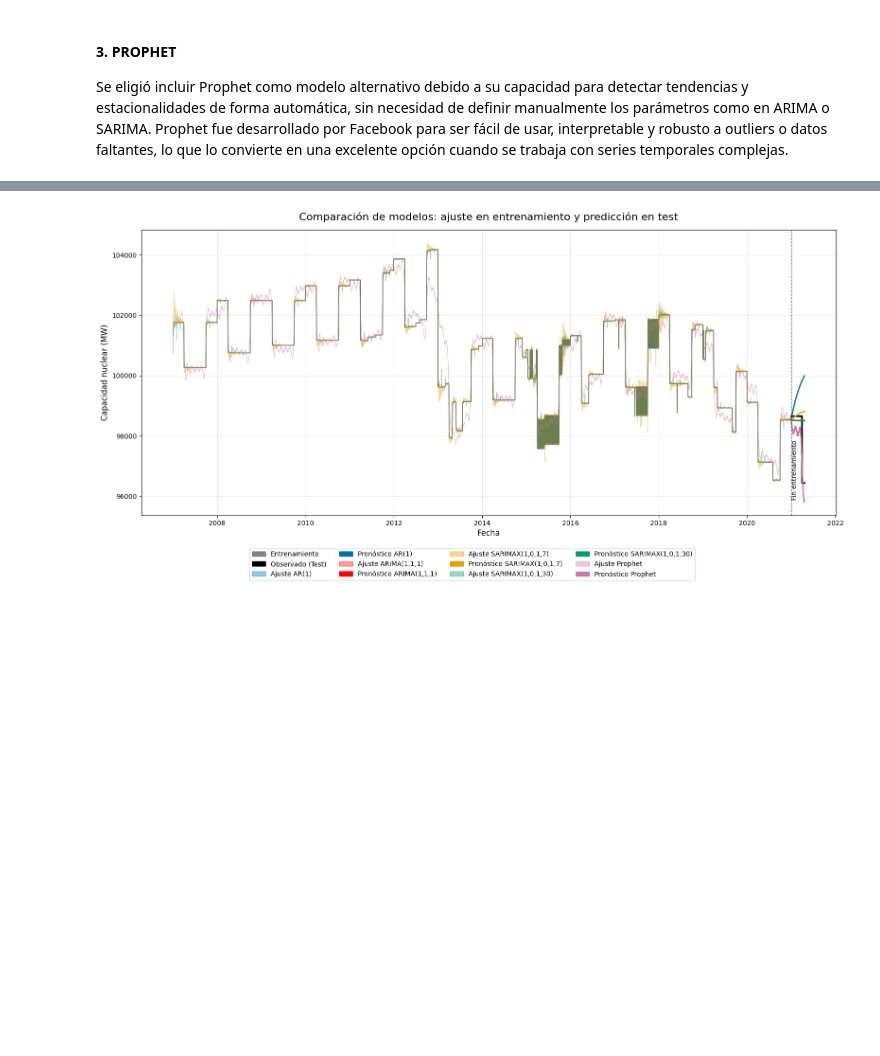
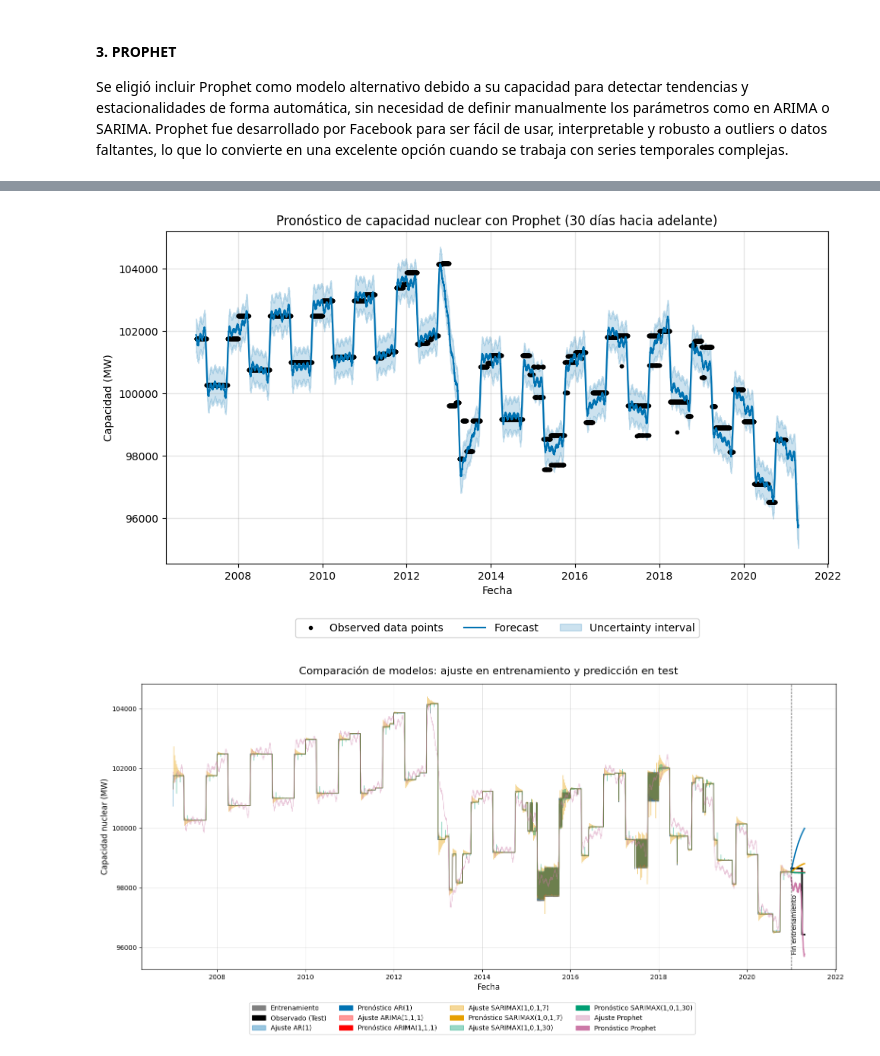
Before and after one commit to jorgeceferinovaldez/tpfinal_ast, a Jupyter notebook: tp_final_capacidad_nuclear.ipynb, the cells around one changed output, grey strips where cells are left out. Cells and saved outputs as stored; diff of their text form; code cells hidden in the pictures; blank space fills up the shorter version.

Commit message:
fix: correct split for prophet model

```diff
--- a/tp_final_capacidad_nuclear.ipynb
+++ b/tp_final_capacidad_nuclear.ipynb
@@ -863,0 +822,28 @@ MAE  Prophet: 498.57
+# %%
+from prophet import Prophet
+from sklearn.metrics import mean_squared_error, mean_absolute_error
+
+# Usar solo el conjunto de entrenamiento para entrenar el modelo
+df_prophet = df_clean.reset_index()[['fecha', 'Capacidad']].rename(columns={'fecha': 'ds', 'Capacidad': 'y'})
+df_prophet_train = df_prophet[df_prophet['ds'] <= '2020-12-31']
+
+# Entrenar el modelo solo con datos hasta 2020
+modelo_prophet = Prophet(daily_seasonality=True)
+modelo_prophet.fit(df_prophet_train)
+
+# Crear marco de predicción para todo el periodo (hasta fin de test)
+future = modelo_prophet.make_future_dataframe(periods=len(test))
+forecast = modelo_prophet.predict(future)
+
+# Separar pronóstico para el test
+forecast_test = forecast[forecast['ds'] >= '2021-01-01']
+
+# Alinear y calcular métricas
+y_pred_prophet = forecast_test.set_index('ds').loc[test.index]['yhat']
+y_true_prophet = test
+
+rmse_prophet = np.sqrt(mean_squared_error(y_true_prophet, y_pred_prophet))
+mae_prophet = mean_absolute_error(y_true_prophet, y_pred_prophet)
+
+print(f"RMSE Prophet: {rmse_prophet:.2f}")
+print(f"MAE  Prophet: {mae_prophet:.2f}")
@@ -864,3 +855,16 @@ MAE  Prophet: 498.57
+# %%
+fig = modelo_prophet.plot(forecast)
+ax = fig.gca()
+
+ax.set_title("Pronóstico de capacidad nuclear con Prophet (30 días hacia adelante)")
+ax.set_xlabel("Fecha")
+ax.set_ylabel("Capacidad (MW)")
+ax.legend(loc='upper center', bbox_to_anchor=(0.5, -0.15), ncol=3, frameon=True)
+ax.grid(True)
+plt.tight_layout()
+plt.show()
+# %% [output]
+[figure, added]
 # %%
 plt.figure(figsize=(16, 8))  # Ajustado la altura ya que solo tendremos un panel
 
```
Also changed, not shown: parts of 6 cells of this notebook, 3 other files.
